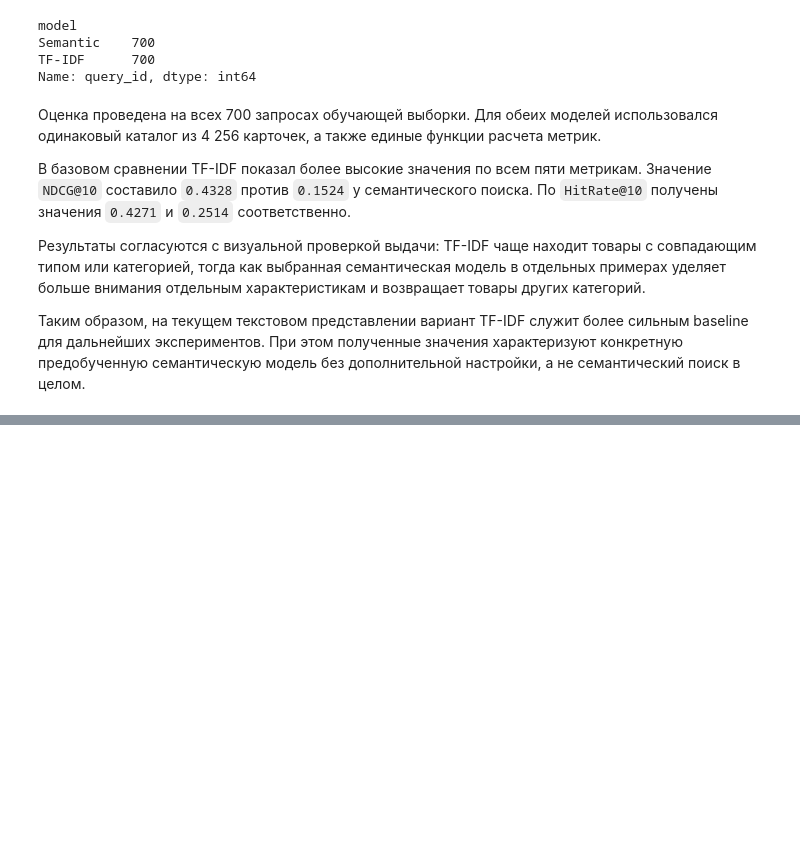
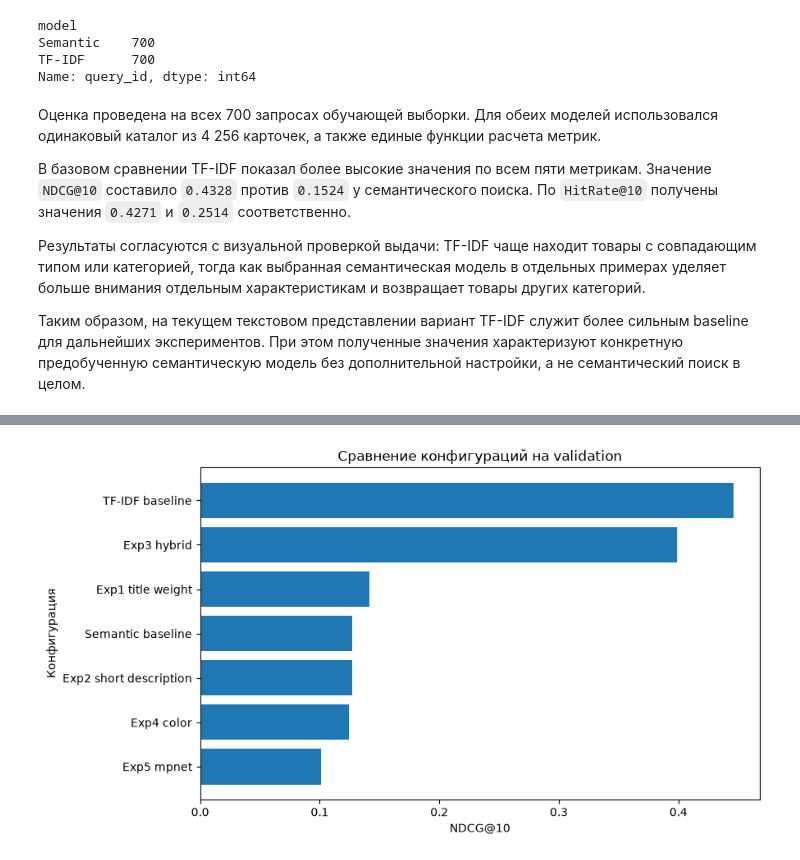
Before and after one commit to YuliyaZabotina/semantic-search-project, a Jupyter notebook: semantic_search_project.ipynb, the cells around one changed output, grey strips where cells are left out. Cells and saved outputs as stored; diff of their text form; code cells hidden in the pictures; blank space fills up the shorter version.

```diff
--- a/semantic_search_project.ipynb
+++ b/semantic_search_project.ipynb
@@ -2959,7 +3492,7 @@ assert product_embeddings.shape[0] == len(catalog_eval)
 def search_semantic(query, top_k=10):
     """Возвращает top_k товаров по сходству эмбеддингов."""
 
-    query = clean_product_text(query)
+    query = normalize_product_field(query)
 
     if not query:
         return pd.DataFrame(
@@ -3439,0 +5642,18 @@ Ellipsis
+# %%
+EXP5_MODEL_NAME = (
+    "sentence-transformers/paraphrase-multilingual-mpnet-base-v2"
+)
+
+semantic_model_exp5 = SentenceTransformer(
+    EXP5_MODEL_NAME
+)
+
+# Оставляем тот же лимит, что и в baseline
+semantic_model_exp5.max_seq_length = 128
+
+print("Модель:", EXP5_MODEL_NAME)
+print("Лимит входа:", semantic_model_exp5.max_seq_length)
+print(
+    "Размерность эмбеддингов:",
+    semantic_model_exp5.get_embedding_dimension(),
+)
@@ -3458,0 +6387,31 @@ RUN_FINAL_TEST_EVAL = False   # Переведите в True, когда кон
+# %%
+comparison_k10 = (
+    validation_summary[
+        validation_summary["K"] == 10
+    ]
+    .sort_values("NDCG", ascending=True)
+)
+
+plt.figure(figsize=(9, 5))
+
+plt.barh(
+    comparison_k10["model"],
+    comparison_k10["NDCG"],
+)
+
+plt.xlabel("NDCG@10")
+plt.ylabel("Конфигурация")
+plt.title("Сравнение конфигураций на validation")
+
+plt.tight_layout()
+
+comparison_plot_path = "validation_ndcg_at_10.png"
+plt.savefig(
+    comparison_plot_path,
+    dpi=150,
+    bbox_inches="tight",
+)
+
+plt.show()
+# %% [output]
+[figure, added]
```
Also changed, not shown: parts of 150 cells of this notebook, 2 other files.
